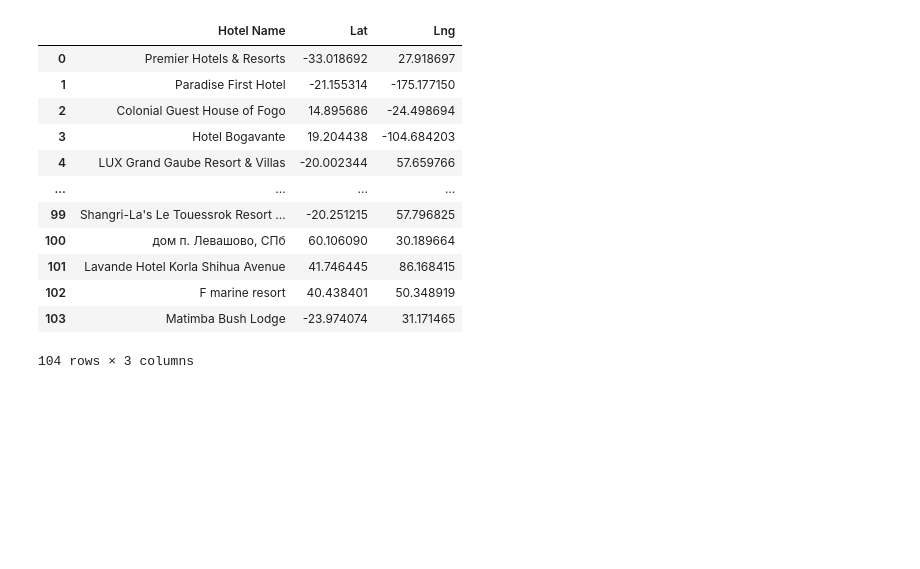
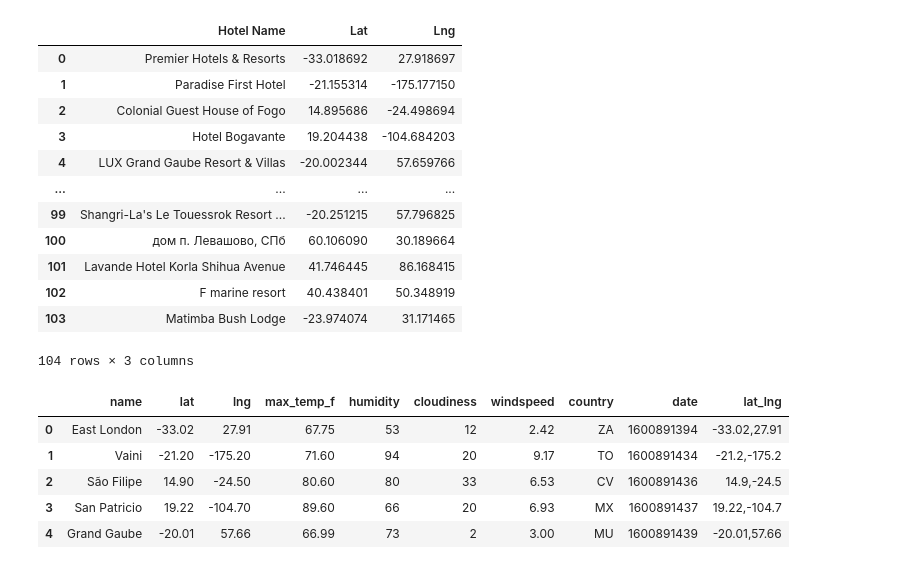
Before and after one commit to alplky/python-APIs-challenge, a Jupyter notebook: VacationPy/VacationPy.ipynb, the cells around one changed output. Cells and saved outputs as stored; diff of their text form; code cells hidden in the pictures; blank space fills up the shorter version.

```diff
--- a/VacationPy/VacationPy.ipynb
+++ b/VacationPy/VacationPy.ipynb
@@ -172,3 +173,14 @@ hotel_df
 | 102 | F marine resort | 40.438401 | 50.348919 |
 | 103 | Matimba Bush Lodge | -23.974074 | 31.171465 |
 104 rows × 3 columns
+# %%
+#reset index of origional df for merging with hotel df
+df_reset_index = df.reset_index(drop=True)
+df_reset_index.head()
+# %% [output]
+|  | name | lat | lng | max_temp_f | humidity | cloudiness | windspeed | country | date | lat_lng |
+| 0 | East London | -33.02 | 27.91 | 67.75 | 53 | 12 | 2.42 | ZA | 1600891394 | -33.02,27.91 |
+| 1 | Vaini | -21.20 | -175.20 | 71.60 | 94 | 20 | 9.17 | TO | 1600891434 | -21.2,-175.2 |
+| 2 | São Filipe | 14.90 | -24.50 | 80.60 | 80 | 33 | 6.53 | CV | 1600891436 | 14.9,-24.5 |
+| 3 | San Patricio | 19.22 | -104.70 | 89.60 | 66 | 20 | 6.93 | MX | 1600891437 | 19.22,-104.7 |
+| 4 | Grand Gaube | -20.01 | 57.66 | 66.99 | 73 | 2 | 3.00 | MU | 1600891439 | -20.01,57.66 |
```
Also changed, not shown: parts of 2 cells of this notebook.
